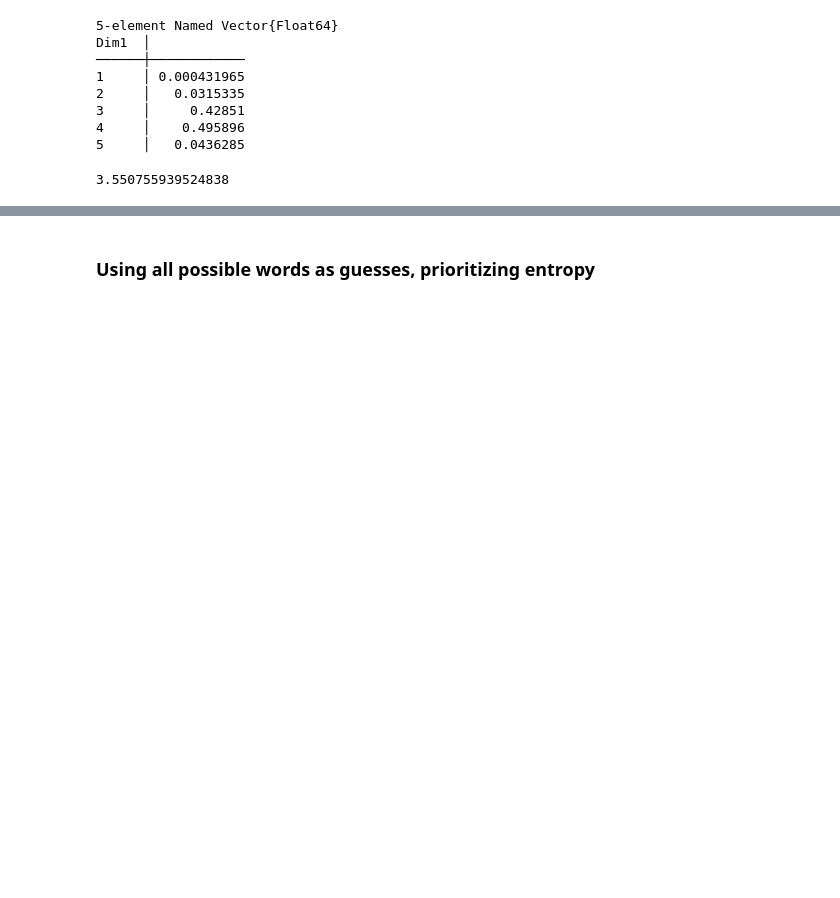
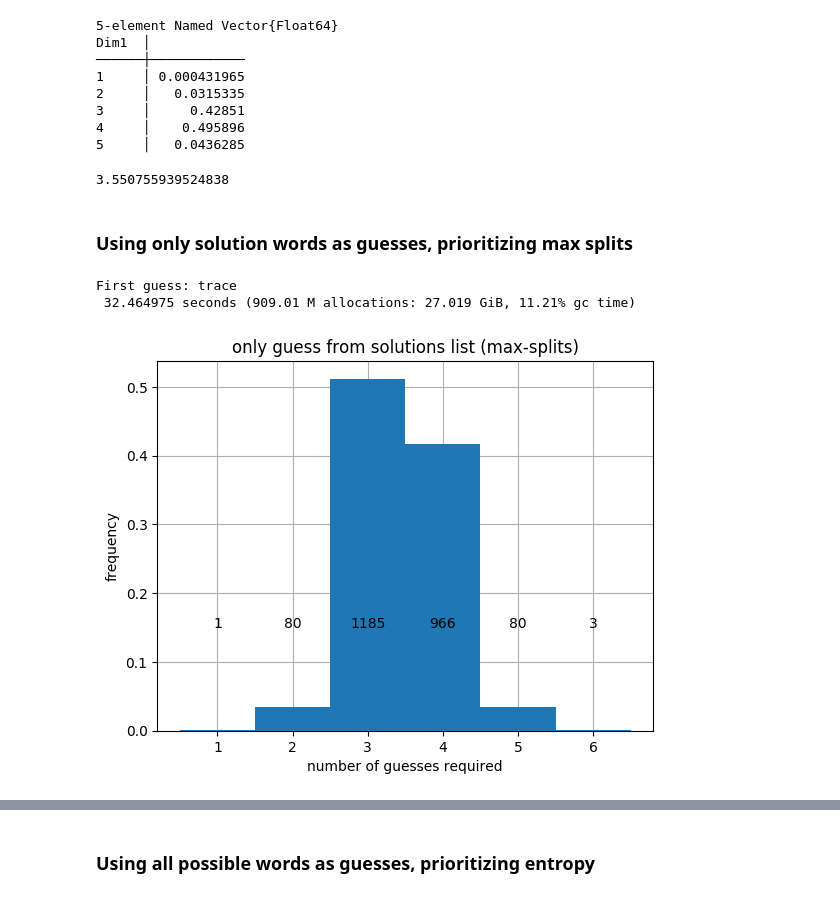
Before and after one commit to LaurentLessard/wordlesolver, a Jupyter notebook: performance.ipynb, the cells around one changed output, grey strips where cells are left out. Drawn from its saved outputs; the diff is of its cells as text; code cells hidden in the pictures; blank space fills up the shorter version.

```diff
--- a/performance.ipynb
+++ b/performance.ipynb
@@ -263,3 +84,18 @@ Dim1  │
 Statistics.mean(turns_sol)
 # %% [output]
 3.550755939524838
+# %% [markdown]
+### Using only solution words as guesses, prioritizing max splits
+# %%
+turns_sol_split = get_num_turns(SOLUTION_WORD_IDXS, SOLUTION_WORD_IDXS, heuristic=PRIORITIZE_SPLITS);
+# %% [output]
+First guess: trace
+ 32.464975 seconds (909.01 M allocations: 27.019 GiB, 11.21% gc time)
+# %%
+plot_num_turns(
+    turns_sol_split,
+    title_text="only guess from solutions list (max-splits)",
+    saved_filename="strat_using_solutions_only_prioritize_splits.png"
+)
+# %% [output]
+[figure, added]
```
Also changed, not shown: parts of 65 cells of this notebook, 12 other files.
